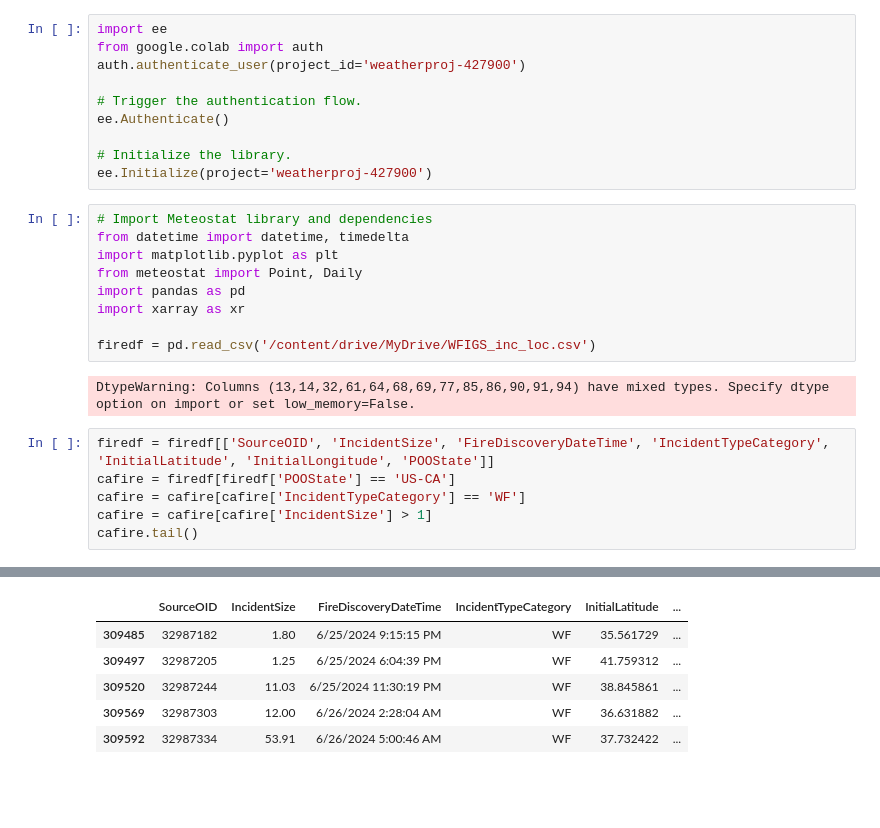
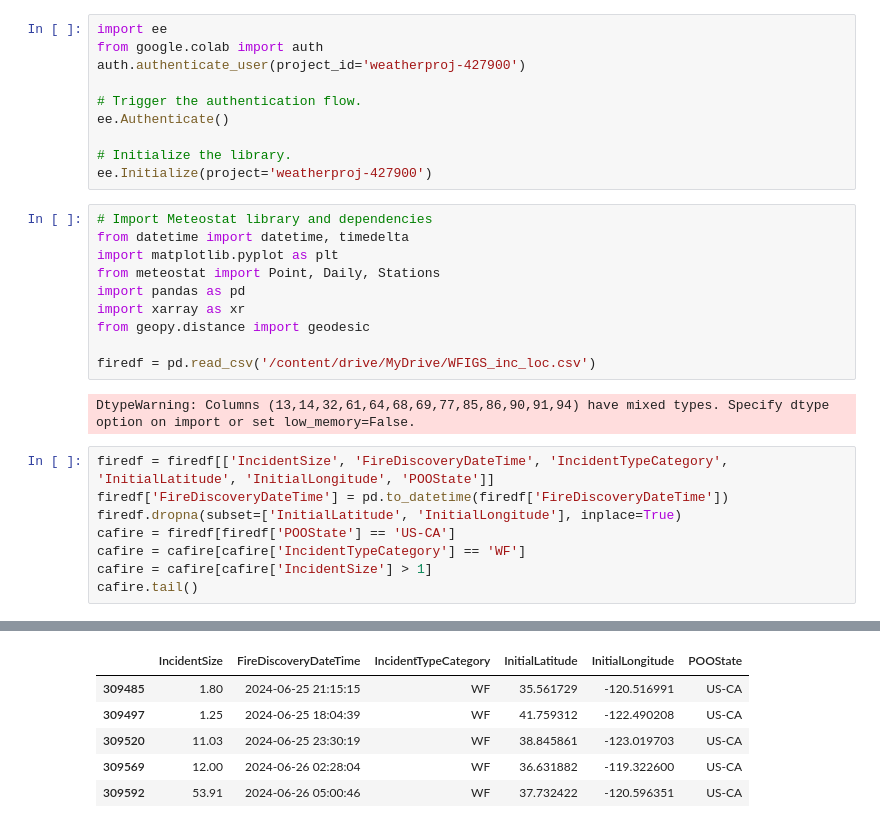
Before and after one commit to cseybold/Weather, a Jupyter notebook: Weather.ipynb, the cells around one changed output, grey strips where cells are left out. Saved outputs shown, nothing was run; the diff lists cells and outputs as text; blank space fills up the shorter version.

```diff
--- a/Weather.ipynb
+++ b/Weather.ipynb
@@ -28,15 +29,18 @@ ee.Initialize(project='weatherproj-427900')
 # Import Meteostat library and dependencies
 from datetime import datetime, timedelta
 import matplotlib.pyplot as plt
-from meteostat import Point, Daily
+from meteostat import Point, Daily, Stations
 import pandas as pd
 import xarray as xr
+from geopy.distance import geodesic
 
 firedf = pd.read_csv('/content/drive/MyDrive/WFIGS_inc_loc.csv')
 # %% [output]
 DtypeWarning: Columns (13,14,32,61,64,68,69,77,85,86,90,91,94) have mixed types. Specify dtype option on import or set low_memory=False.
 # %%
-firedf = firedf[['SourceOID', 'IncidentSize', 'FireDiscoveryDateTime', 'IncidentTypeCategory', 'InitialLatitude', 'InitialLongitude', 'POOState']]
+firedf = firedf[['IncidentSize', 'FireDiscoveryDateTime', 'IncidentTypeCategory', 'InitialLatitude', 'InitialLongitude', 'POOState']]
+firedf['FireDiscoveryDateTime'] = pd.to_datetime(firedf['FireDiscoveryDateTime'])
+firedf.dropna(subset=['InitialLatitude', 'InitialLongitude'], inplace=True)
 cafire = firedf[firedf['POOState'] == 'US-CA']
 cafire = cafire[cafire['IncidentTypeCategory'] == 'WF']
 cafire = cafire[cafire['IncidentSize'] > 1]
@@ -45,7 +50,7 @@ cafire.tail()
-|  | SourceOID | IncidentSize | FireDiscoveryDateTime | IncidentTypeCategory | InitialLatitude | ... |
-| 309485 | 32987182 | 1.80 | 6/25/2024 9:15:15 PM | WF | 35.561729 | ... |
-| 309497 | 32987205 | 1.25 | 6/25/2024 6:04:39 PM | WF | 41.759312 | ... |
-| 309520 | 32987244 | 11.03 | 6/25/2024 11:30:19 PM | WF | 38.845861 | ... |
-| 309569 | 32987303 | 12.00 | 6/26/2024 2:28:04 AM | WF | 36.631882 | ... |
-| 309592 | 32987334 | 53.91 | 6/26/2024 5:00:46 AM | WF | 37.732422 | ... |
+|  | IncidentSize | FireDiscoveryDateTime | IncidentTypeCategory | InitialLatitude | InitialLongitude | POOState |
+| 309485 | 1.80 | 2024-06-25 21:15:15 | WF | 35.561729 | -120.516991 | US-CA |
+| 309497 | 1.25 | 2024-06-25 18:04:39 | WF | 41.759312 | -122.490208 | US-CA |
+| 309520 | 11.03 | 2024-06-25 23:30:19 | WF | 38.845861 | -123.019703 | US-CA |
+| 309569 | 12.00 | 2024-06-26 02:28:04 | WF | 36.631882 | -119.322600 | US-CA |
+| 309592 | 53.91 | 2024-06-26 05:00:46 | WF | 37.732422 | -120.596351 | US-CA |
 # %%
```
Also changed, not shown: parts of 18 cells of this notebook.
